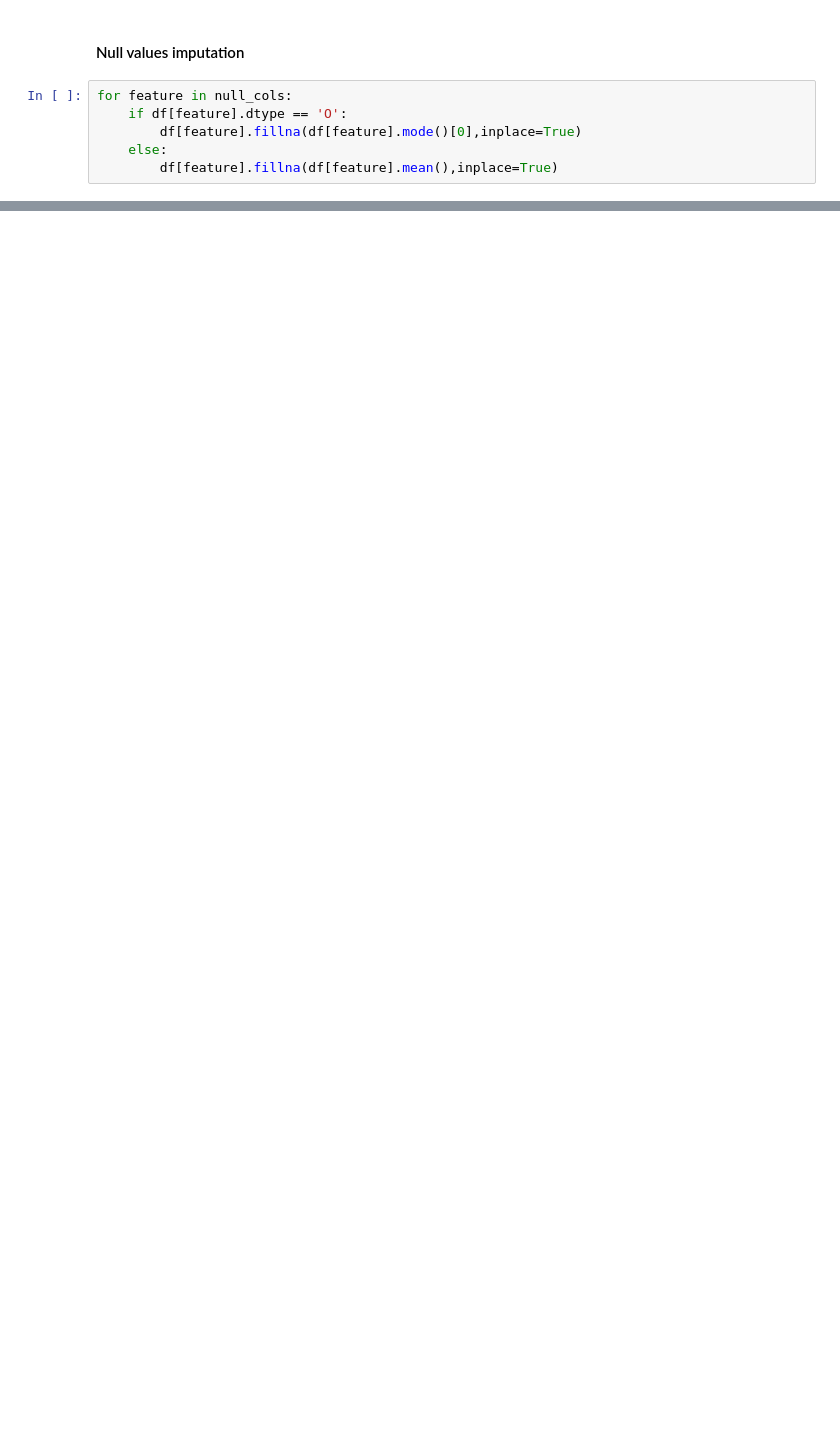
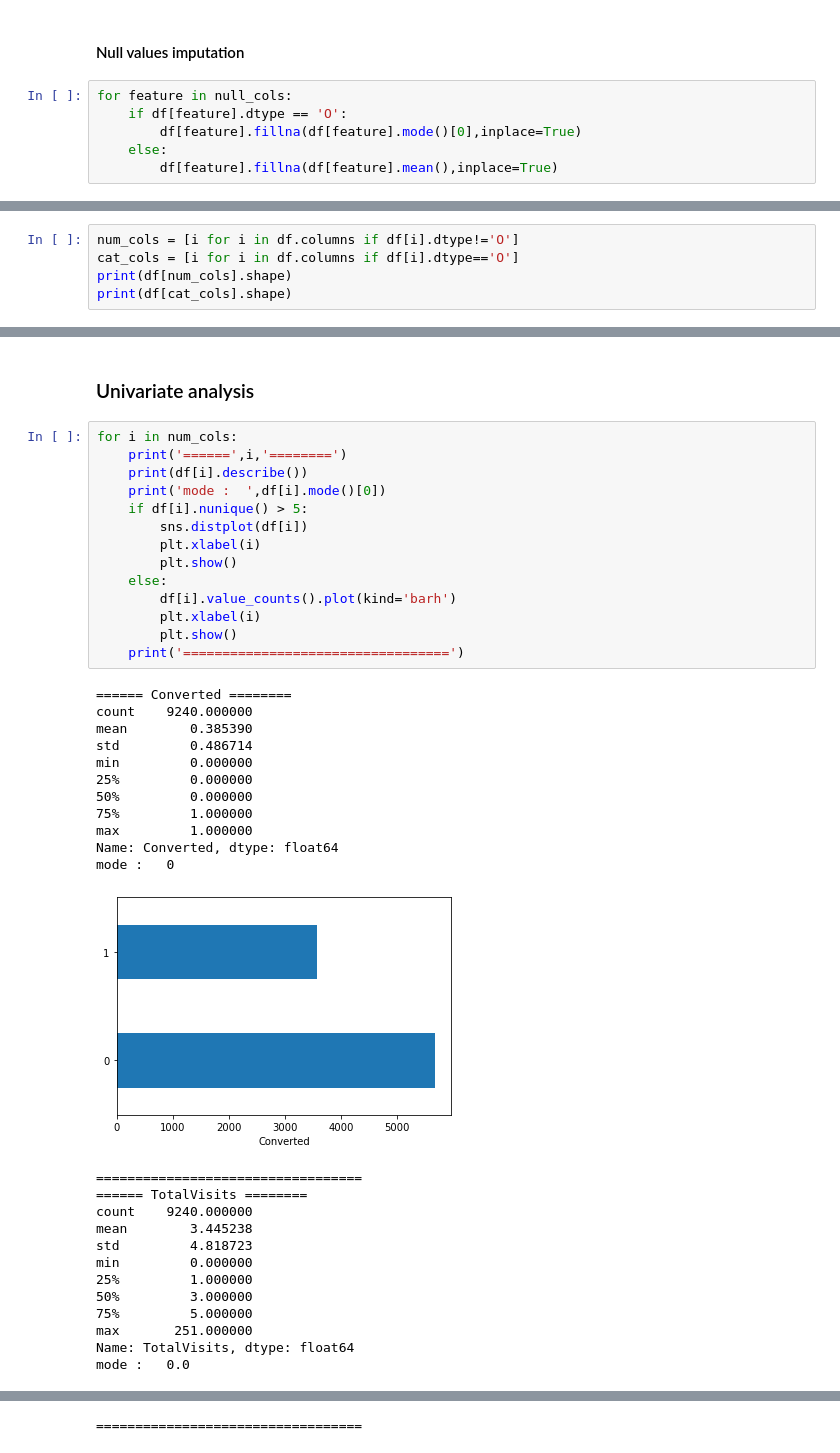
Before and after one commit to Hemanthhm222/Exploratory-data-analysis, a Jupyter notebook: LEADS EDA.ipynb, the cells around one changed output, grey strips where cells are left out. Saved outputs shown, nothing was run; the diff lists cells and outputs as text; blank space fills up the shorter version.

Commit message:
univariate analysis

```diff
--- a/LEADS EDA.ipynb
+++ b/LEADS EDA.ipynb
@@ -194,3 +195,8 @@ Name: Asymmetrique Profile Index, dtype: int64
 =====================================
 [figure]
 =====================================
+# %%
+num_cols = [i for i in df.columns if df[i].dtype!='O']
+cat_cols = [i for i in df.columns if df[i].dtype=='O']
+print(df[num_cols].shape)
+print(df[cat_cols].shape)
@@ -196,0 +206,41 @@ Name: Asymmetrique Profile Index, dtype: int64
+# %% [markdown]
+### Univariate analysis
+# %%
+for i in num_cols:
+    print('======',i,'========')
+    print(df[i].describe())
+    print('mode :  ',df[i].mode()[0])
+    if df[i].nunique() > 5:
+        sns.distplot(df[i])
+        plt.xlabel(i)
+        plt.show()
+    else:
+        df[i].value_counts().plot(kind='barh')
+        plt.xlabel(i)
+        plt.show()
+    print('==================================')
+# %% [output]
+====== Converted ========
+count    9240.000000
+mean        0.385390
+std         0.486714
+min         0.000000
+25%         0.000000
+50%         0.000000
+75%         1.000000
+max         1.000000
+Name: Converted, dtype: float64
+mode :   0
+[figure, added]
+==================================
+====== TotalVisits ========
+count    9240.000000
+mean        3.445238
+std         4.818723
+min         0.000000
+25%         1.000000
+50%         3.000000
+75%         5.000000
+max       251.000000
+Name: TotalVisits, dtype: float64
+mode :   0.0
@@ -196,0 +300 @@ Name: Asymmetrique Profile Index, dtype: int64
+==================================
```
Also changed, not shown: parts of 10 cells of this notebook.
